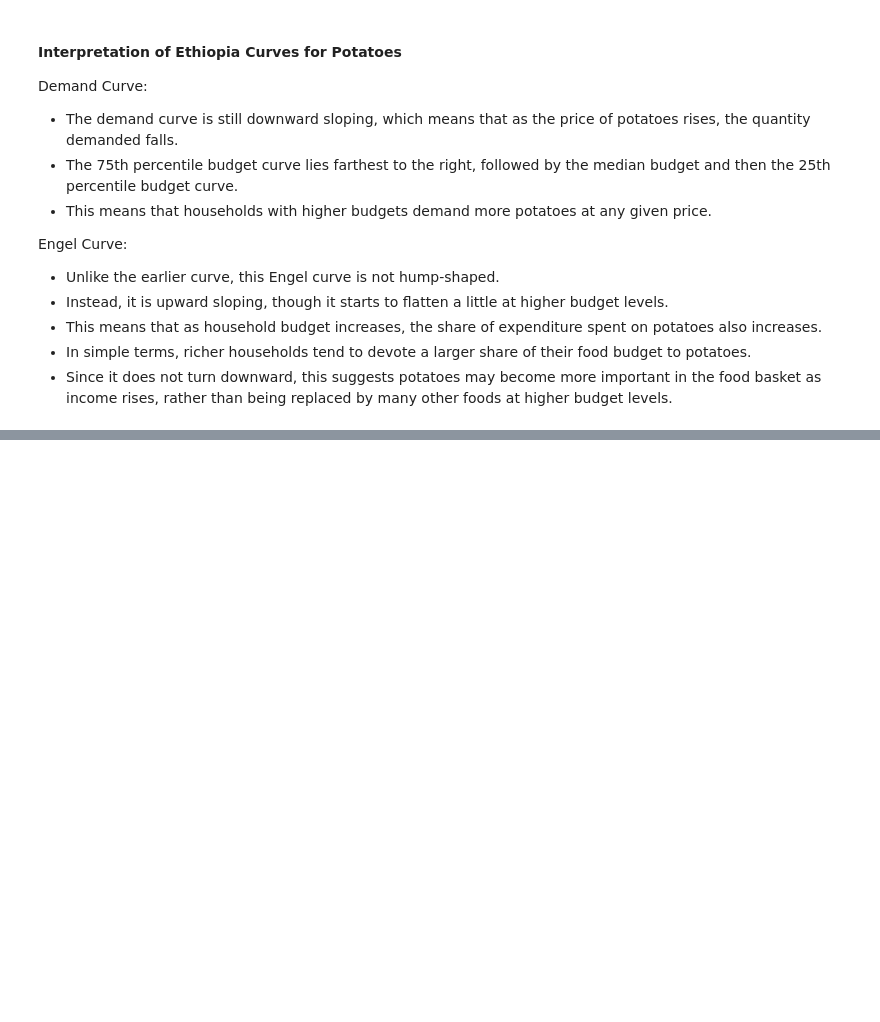
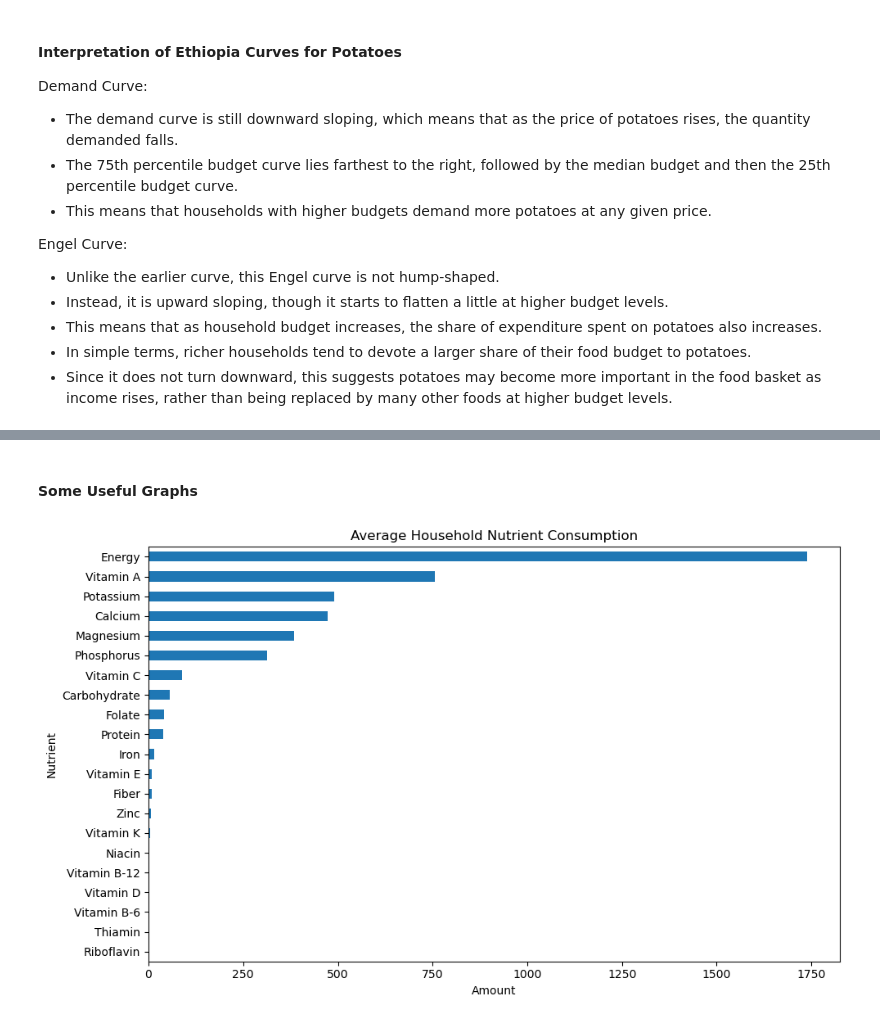
Before and after one commit to IvanChan511/EEP_153_Project_4, a Jupyter notebook: Compiled_Code_Notebook.ipynb, the cells around one changed output, grey strips where cells are left out. Cells and saved outputs as stored; diff of their text form; code cells hidden in the pictures; blank space fills up the shorter version.

```diff
--- a/Compiled_Code_Notebook.ipynb
+++ b/Compiled_Code_Notebook.ipynb
@@ -720,0 +1096,13 @@ Engel Curve:
+# %%
+Ethiopia_URL = "https://docs.google.com/spreadsheets/d/1qOZi1FqAS89x461pCIgwRaAfpBw5aUp7kBbp0tQKI_E/edit?usp=sharing"
+url = Ethiopia_URL.replace("/edit?usp=sharing", "/export?format=xlsx")
+
+fct = pd.read_excel(url, sheet_name="FCT")
+fct = fct.rename(columns={'index': 'j'})
+fct = fct.set_index('j')
+fct.columns.name = 'n'
+fct = fct.apply(lambda x: pd.to_numeric(x, errors='coerce'))
+
+fct.index = fct.index.astype(str).str.strip()
+
+fct.head()
@@ -720,0 +1161,13 @@ Engel Curve:
+# %%
+fct.index = fct.index.astype(str).str.strip()
+ET_qhat.columns = ET_qhat.columns.astype(str).str.strip()
+
+fct0, c0 = fct.align(ET_qhat.T, axis=0, join='inner')
+
+fct0 = fct0.apply(pd.to_numeric, errors='coerce').fillna(0)
+c0 = c0.apply(pd.to_numeric, errors='coerce').fillna(0)
+
+ET_N = fct0.T @ c0
+ET_N = ET_N.loc[~ET_N.index.duplicated()]
+
+ET_N.head()
@@ -720,0 +1220,17 @@ Engel Curve:
+# %% [markdown]
+#### Some Useful Graphs
+# %%
+# average across households
+ET_N_summary = ET_N.mean(axis=1)
+
+plt.figure(figsize=(10,6))
+ET_N_summary.sort_values().plot(kind='barh')
+
+plt.title("Average Household Nutrient Consumption")
+plt.xlabel("Amount")
+plt.ylabel("Nutrient")
+
+plt.tight_layout()
+plt.show()
+# %% [output]
+[figure, added]
```
Also changed, not shown: parts of 47 cells of this notebook.
